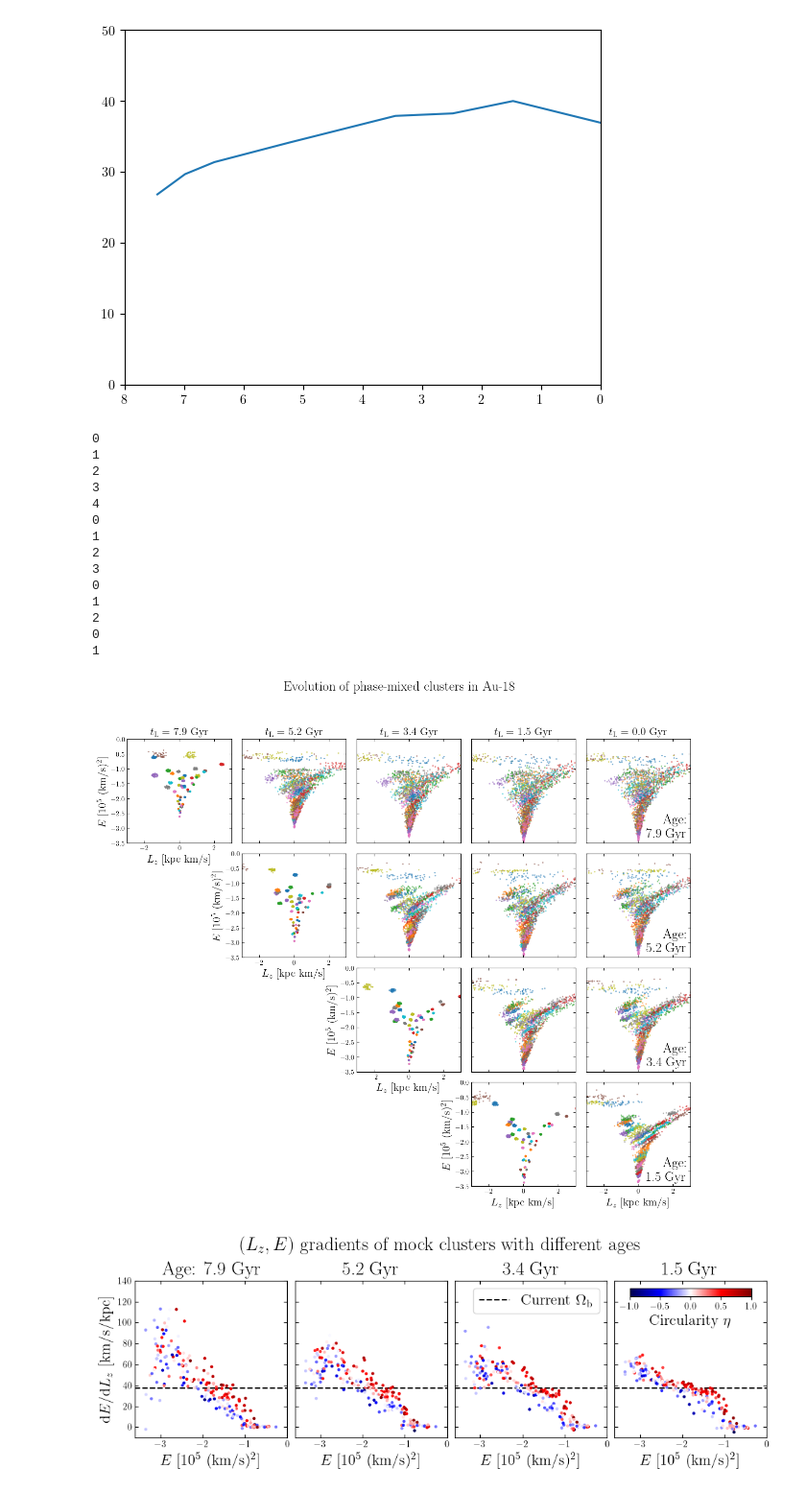
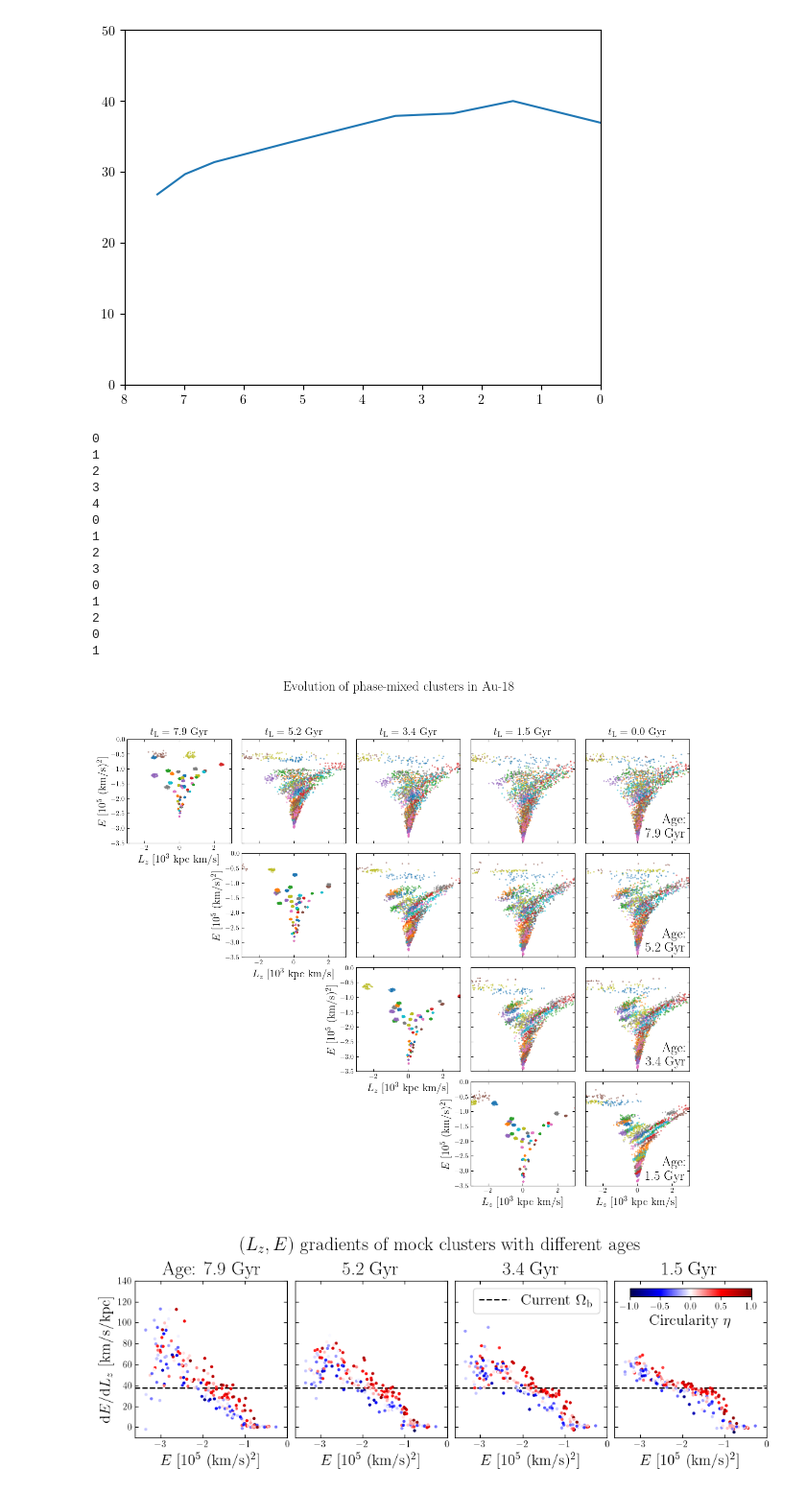
Before and after one commit to adllmr/bar_streams, a Jupyter notebook: auriga_bar.ipynb, the cells around one changed output. Shown at 96% size. Drawn from its saved outputs; the diff is of its cells as text; code cells hidden in the pictures.

```diff
--- a/auriga_bar.ipynb
+++ b/auriga_bar.ipynb
@@ -627,12 +627,12 @@ for i in range(len(snap_plot_indices)):
     #     axs[j,i].plot(-Lz_circ/1e3, E_circ/1e5, c='grey', zorder=3)
 
 for i in range(len(snap_plot_indices)-1):
-    axs[i][0].set_xlabel('$L_z$ [kpc km/s]', fontsize=16)
+    axs[i][0].set_xlabel('$L_z$ [$10^3$ kpc km/s]', fontsize=16)
     axs[i][0].set_ylabel('$E$ [$10^5$ (km/s)$^2$]', fontsize=16)
     axs[i][-1].text(2.8, -3.4, 'Age:\n'+str(np.round(tL_array[snap_plot_indices[i]],1))+' Gyr', fontsize=20, ha='right', va='bottom')
 # axs[1,0].set_ylabel('$H_\mathrm{J}$ [$10^5$ (km/s)$^2$]', fontsize=16)
 
-axs[-1][-1].set_xlabel('$L_z$ [kpc km/s]', fontsize=16)
+axs[-1][-1].set_xlabel('$L_z$ [$10^3$ kpc km/s]', fontsize=16)
 
 Nplot = 50#Nbody
 
@@ -662,34 +662,34 @@ for j in range(Nplot):
             # level = 0.4*np.max(hist)#np.percentile(hist[hist > 0], 60)
             # axs[plot_index].contour(X, Y, hist.T, levels=[level], colors=colors[j%10])
 
 
 # for ax in axs.flat:
 #     ax.set_xlim(-3, 3)
 #     ax.set_ylim(-3.5, 0)
 #     ax.tick_params(top=True, bottom=True, right=True, left=True, direction='in')
 #     ax.set_rasterization_zorder(10)
 
 fig.suptitle('Evolution of phase-mixed clusters in Au-18', fontsize=20)
 
 plt.savefig(figpath+'auriga_E_Lz.pdf', bbox_inches='tight', dpi=200)
 plt.show()
 plt.close()
 # %% [output]
 0
 1
 2
 3
 4
 0
 1
 2
 3
 0
 1
 2
 0
 1
-[figure, old version]
+[figure, new version]
 # %%
 '''Plot E/Lz slope of mock clusters at different ages'''
 
```
Also changed, not shown: 1 other file.
